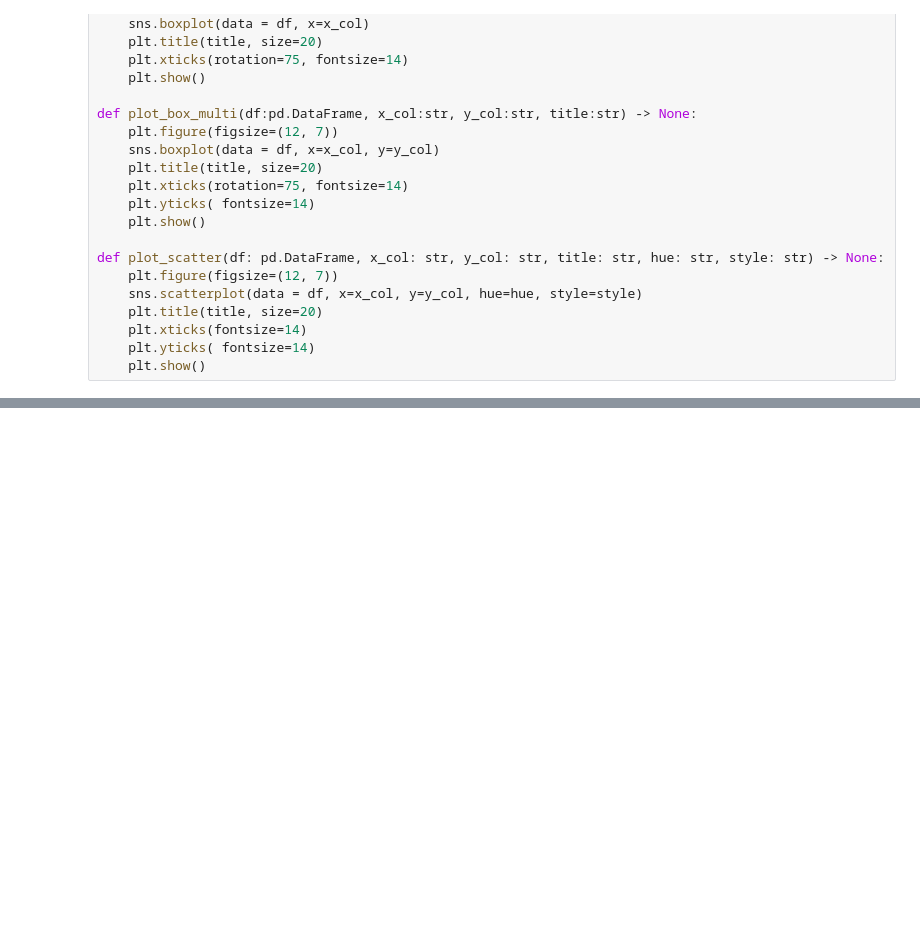
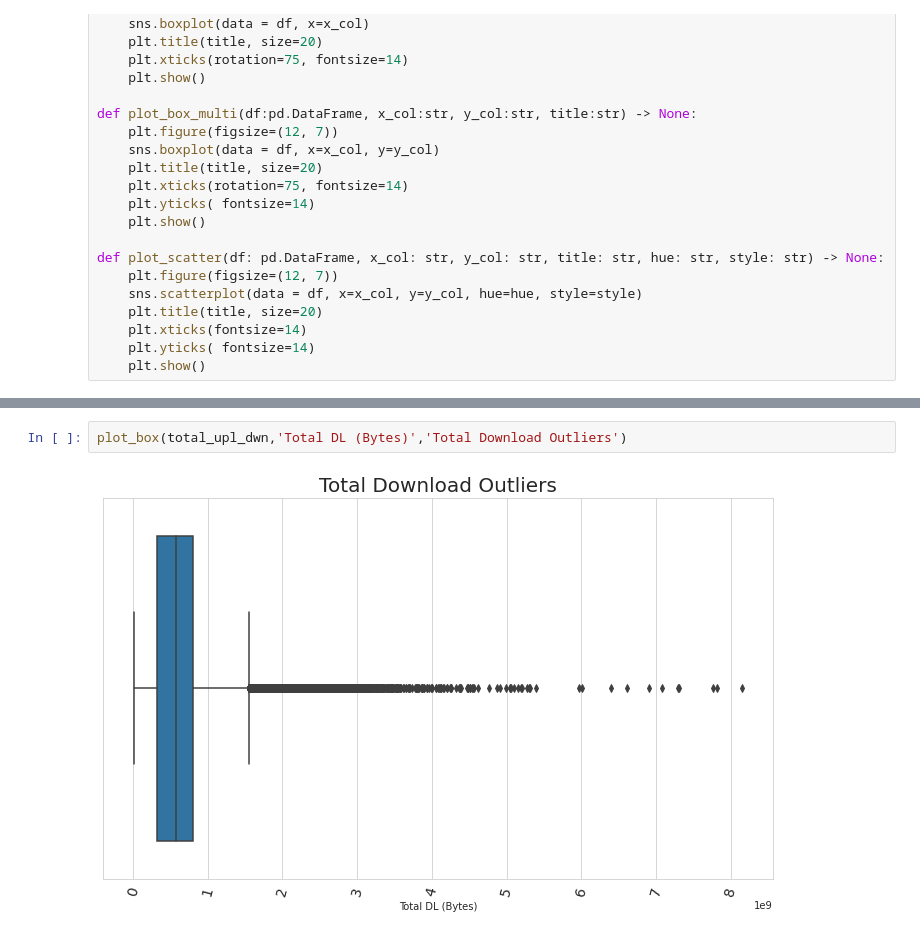
Before and after one commit to SennayT/Telecom-data-analysis, a Jupyter notebook: notebooks/telecom.csv.ipynb, the cells around one changed output, grey strips where cells are left out. Cells and saved outputs as stored; diff of their text form; blank space fills up the shorter version.

```diff
--- a/notebooks/telecom.csv.ipynb
+++ b/notebooks/telecom.csv.ipynb
@@ -344,0 +349,4 @@ def plot_scatter(df: pd.DataFrame, x_col: str, y_col: str, title: str, hue: str,
+# %%
+plot_box(total_upl_dwn,'Total DL (Bytes)','Total Download Outliers')
+# %% [output]
+[figure, added]
```
Also changed, not shown: parts of 9 cells of this notebook.
